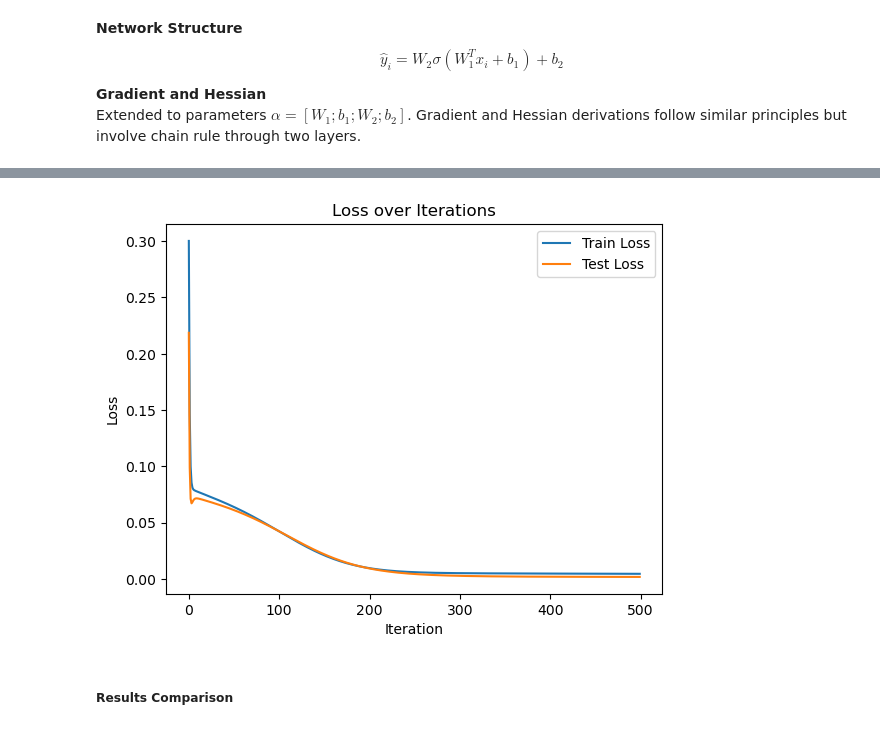
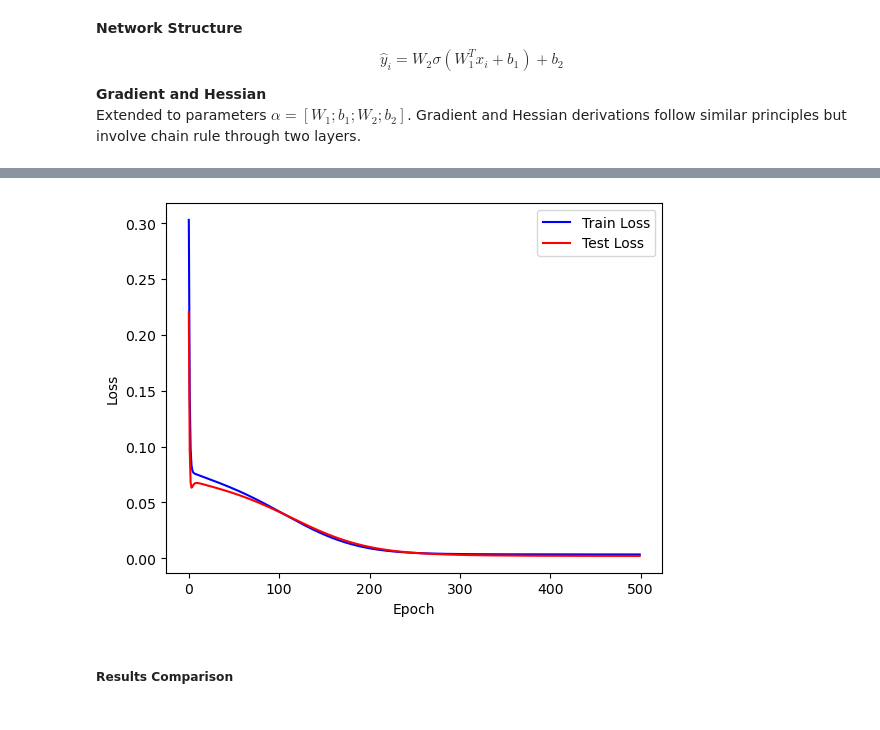
Before and after one commit to behradbina/Linear_Algebra_Course_Project, a Jupyter notebook: project1/project.ipynb, the cells around one changed output, grey strips where cells are left out. Drawn from its saved outputs; the diff is of its cells as text; code cells hidden in the pictures.

```diff
--- a/project1/project.ipynb
+++ b/project1/project.ipynb
@@ -812,4 +905,11 @@ Extended to parameters $\alpha = [W_1; b_1; W_2; b_2]$. Gradient and Hessian der
 # %%
+def forward_pass(X, W_hidden, b_hidden, W_output, b_output):
+        z_hidden = X @ W_hidden + b_hidden
+        a_hidden = sigmoid(z_hidden)
+        z_output = a_hidden @ W_output + b_output
+        y_pred = z_output
+        return y_pred, a_hidden
+
 def train_simple_nn(X, y, hidden_size=5, lr=0.1, max_iter=500, seed=42):
     np.random.seed(seed)
     N, input_dim = X.shape
@@ -827,35 +927,17 @@ def train_simple_nn(X, y, hidden_size=5, lr=0.1, max_iter=500, seed=42):
     b_hidden = np.zeros(hidden_size)
     W_output = np.random.randn(hidden_size) * 0.1
     b_output = 0.0
-
-    # Activation function
-    def sigmoid(z):
-        return 1 / (1 + np.exp(-z))
-
-    # Forward pass
-    def forward_pass(X):
-        z_hidden = X @ W_hidden + b_hidden
-        a_hidden = sigmoid(z_hidden)
-        z_output = a_hidden @ W_output + b_output
-        y_pred = z_output
-        return y_pred, a_hidden
-
-    # MSE loss
-    def mse_loss(y_true, y_pred):
-        return np.mean((y_true - y_pred) ** 2)
-
     # Training loop
     train_losses = []
     test_losses = []
 
     for i in range(max_iter):
-        # Forward pass
-        y_pred_train, hidden_train = forward_pass(X_train)
-        y_pred_test, _ = forward_pass(X_test)
+        y_pred_train, hidden_train = forward_pass(X_train, W_hidden,b_hidden, W_output, b_output)
+        y_pred_test, _ = forward_pass(X_test, W_hidden,b_hidden, W_output, b_output)
 
         # Compute loss
-        train_loss = mse_loss(y_train, y_pred_train)
-        test_loss = mse_loss(y_test, y_pred_test)
+        train_loss = np.mean((y_train - y_pred_train) ** 2)
+        test_loss = np.mean((y_test - y_pred_test) ** 2)
 
         train_losses.append(train_loss)
         test_losses.append(test_loss)
@@ -878,15 +960,14 @@ def train_simple_nn(X, y, hidden_size=5, lr=0.1, max_iter=500, seed=42):
         W_hidden -= lr * grad_W_hidden
         b_hidden -= lr * grad_b_hidden
 
-        if i % 50 == 0:
-            print(f"Iter {i}: Train Loss = {train_loss:.4f}, Test Loss = {test_loss:.4f}")
+        if i % 20 == 0:
+            print(f"Epoch {i}: Train Loss = {train_loss:.4f}, Test Loss = {test_loss:.4f}")
 
     # Plot losses
-    plt.plot(train_losses, label='Train Loss')
-    plt.plot(test_losses, label='Test Loss')
-    plt.xlabel('Iteration')
+    plt.plot(train_losses, label='Train Loss', color="blue")
+    plt.plot(test_losses, label='Test Loss', color = "red")
+    plt.xlabel('Epoch')
     plt.ylabel('Loss')
-    plt.title('Loss over Iterations')
     plt.legend()
     plt.show()
 
@@ -908,4 +996,4 @@ Iter 450: Train Loss = 0.0047, Test Loss = 0.0019
-[figure, old version]
+[figure, new version]
 # %% [markdown]
 ##### Results Comparison
 # %%
```
Also changed, not shown: parts of 9 cells of this notebook.
